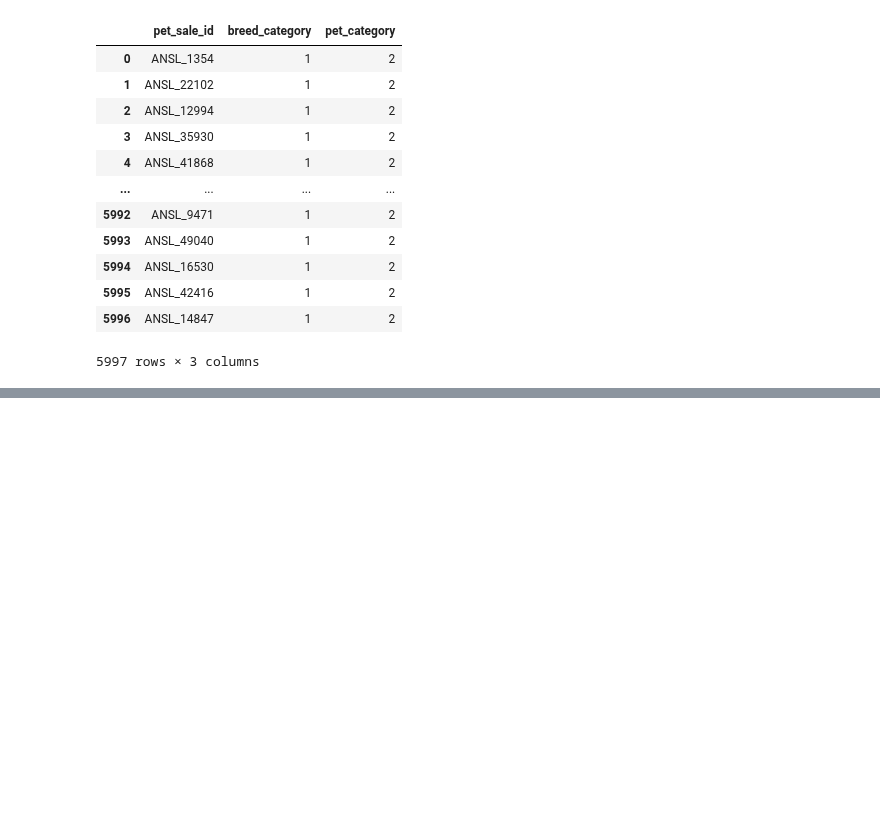
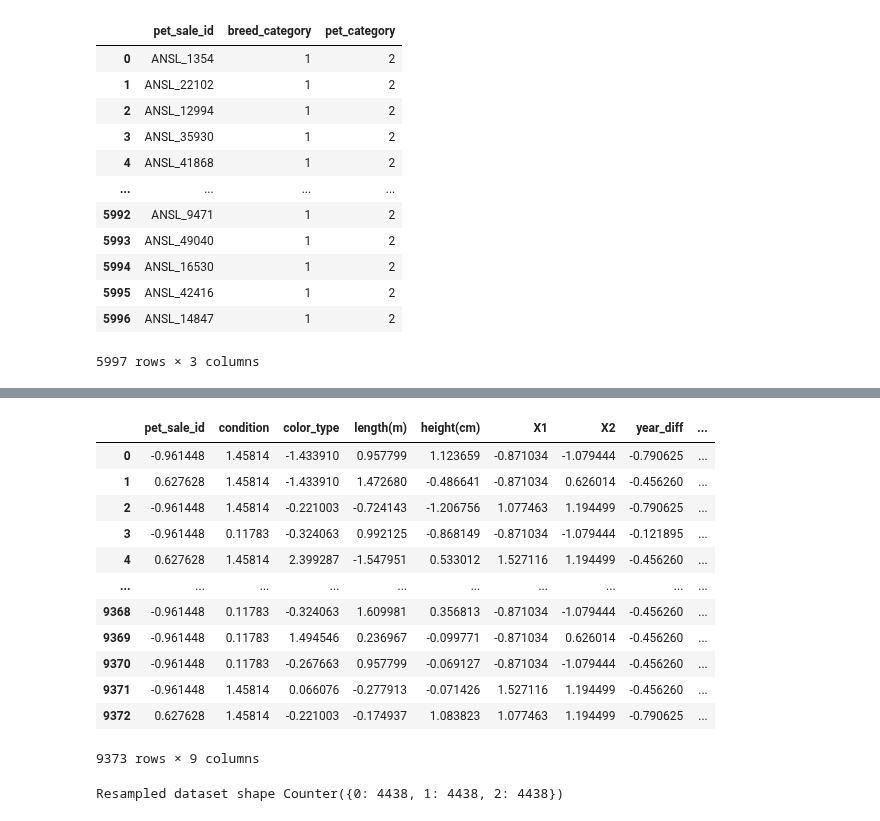
Before and after one commit to anidec25/Linear-Regression, a Jupyter notebook: Business Case Study/Classification_DBS.ipynb, the cells around one changed output, grey strips where cells are left out. Drawn from its saved outputs; the diff is of its cells as text; code cells hidden in the pictures; blank space fills up the shorter version.

```diff
--- a/Business Case Study/Classification_DBS.ipynb
+++ b/Business Case Study/Classification_DBS.ipynb
@@ -808,0 +1009,26 @@ submission
+# %%
+pd.DataFrame(X_train_scaled, columns=X_train.columns)
+# %% [output]
+|  | pet_sale_id | condition | color_type | length(m) | height(cm) | X1 | X2 | year_diff | ... |
+| 0 | -0.961448 | 1.45814 | -1.433910 | 0.957799 | 1.123659 | -0.871034 | -1.079444 | -0.790625 | ... |
+| 1 | 0.627628 | 1.45814 | -1.433910 | 1.472680 | -0.486641 | -0.871034 | 0.626014 | -0.456260 | ... |
+| 2 | -0.961448 | 1.45814 | -0.221003 | -0.724143 | -1.206756 | 1.077463 | 1.194499 | -0.790625 | ... |
+| 3 | -0.961448 | 0.11783 | -0.324063 | 0.992125 | -0.868149 | -0.871034 | -1.079444 | -0.121895 | ... |
+| 4 | 0.627628 | 1.45814 | 2.399287 | -1.547951 | 0.533012 | 1.527116 | 1.194499 | -0.456260 | ... |
+| ... | ... | ... | ... | ... | ... | ... | ... | ... | ... |
+| 9368 | -0.961448 | 0.11783 | -0.324063 | 1.609981 | 0.356813 | -0.871034 | -1.079444 | -0.456260 | ... |
+| 9369 | -0.961448 | 0.11783 | 1.494546 | 0.236967 | -0.099771 | -0.871034 | 0.626014 | -0.456260 | ... |
+| 9370 | -0.961448 | 0.11783 | -0.267663 | 0.957799 | -0.069127 | -0.871034 | -1.079444 | -0.456260 | ... |
+| 9371 | -0.961448 | 1.45814 | 0.066076 | -0.277913 | -0.071426 | 1.527116 | 1.194499 | -0.456260 | ... |
+| 9372 | 0.627628 | 1.45814 | -0.221003 | -0.174937 | 1.083823 | 1.077463 | 1.194499 | -0.790625 | ... |
+9373 rows × 9 columns
+# %%
+from imblearn.over_sampling import SMOTE
+from collections import Counter
+
+smt = SMOTE()
+X_sm, y_sm = smt.fit_resample(X_train_scaled, y_train)
+
+print('Resampled dataset shape {}'.format(Counter(y_sm)))
+# %% [output]
+Resampled dataset shape Counter({0: 4438, 1: 4438, 2: 4438})
```
Also changed, not shown: parts of 31 cells of this notebook.
